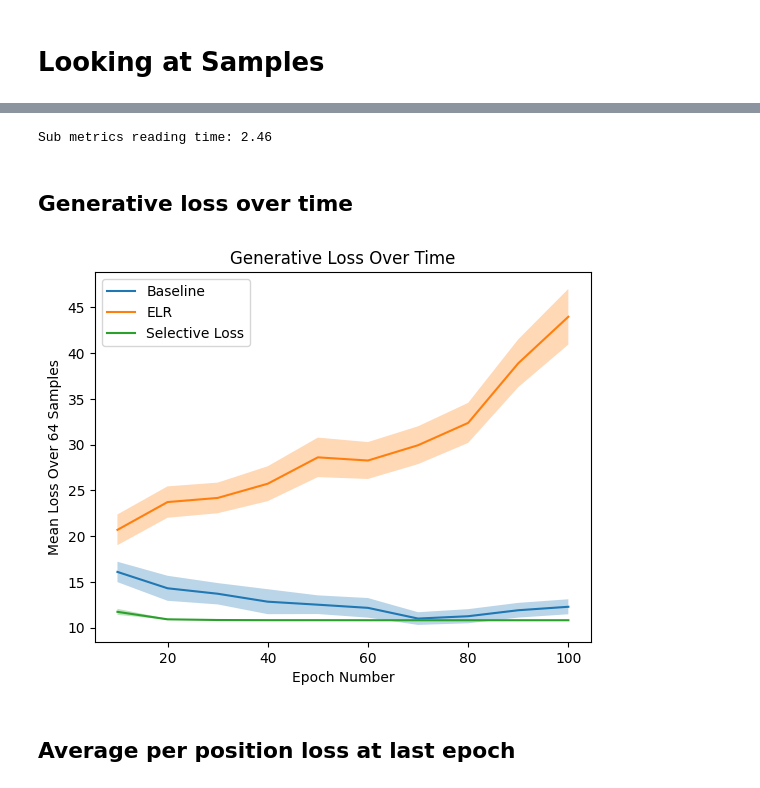
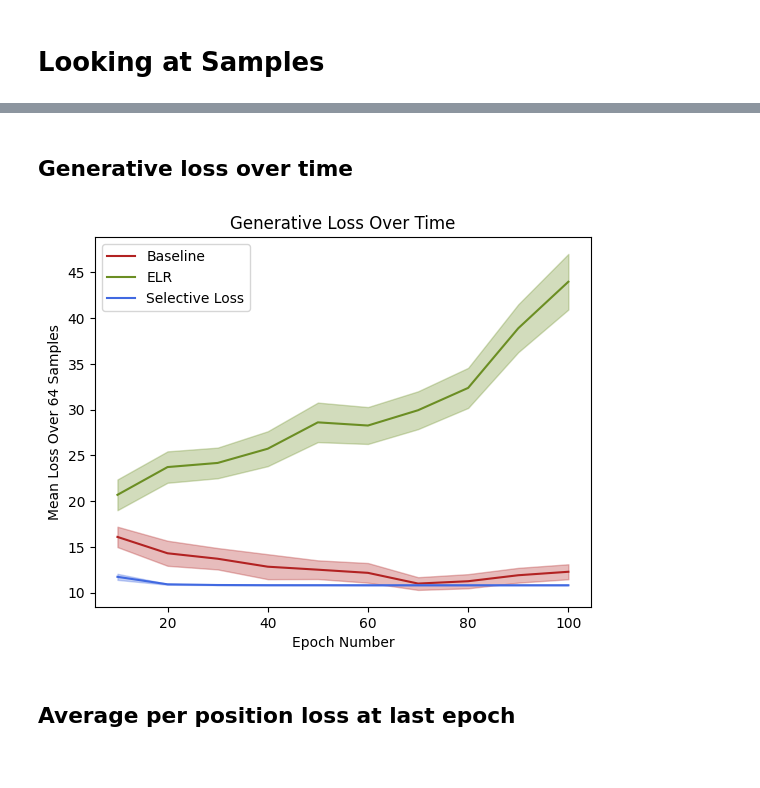
Before and after one commit to sandeepmukh/NoisyCaptioning, a Jupyter notebook: analysis/pandas_go_brr.ipynb, the cells around one changed output, grey strips where cells are left out. Cells and saved outputs as stored; diff of their text form; code cells hidden in the pictures.

```diff
--- a/analysis/pandas_go_brr.ipynb
+++ b/analysis/pandas_go_brr.ipynb
@@ -64,0 +72,6 @@ def read_out_log(file_path, exp):
+# %%
+for key in imagenet_metrics:
+    print(key)
+    for exp in exps:
+        print(exp, imagenet_metrics[key][exp][-1])
+    print()
@@ -64,0 +90,6 @@ def read_out_log(file_path, exp):
+# %%
+for key in img_text_metrics:
+    print(key)
+    for exp in exps:
+        print(exp, img_text_metrics[key][exp][-1])
+    print()
@@ -64,0 +114,6 @@ def read_out_log(file_path, exp):
+# %%
+for key in text_img_metrics:
+    print(key)
+    for exp in exps:
+        print(exp, text_img_metrics[key][exp][-1])
+    print()
@@ -82,14 +169,12 @@ Main metrics reading time: 20.91
 # %%
-start = time.time()
-sub_data = {exp: {chkpt: None for chkpt in checkpoints} for exp in exps}
-for exp in exps:
-    for chkpt in checkpoints:
-        with open(f"eval_logs/{exp}/checkpoint_{chkpt}_submetrics.json", "r") as f:
-            sub_data[exp][chkpt] = json.loads(f.read())
-end = time.time()
-print("Sub metrics reading time:", round((end - start) / 60, 2))
+# start = time.time()
+# sub_data = {exp: {chkpt: None for chkpt in checkpoints} for exp in exps}
+# for exp in exps:
+#     for chkpt in checkpoints:
+#         with open(f"eval_logs/{exp}/checkpoint_{chkpt}_submetrics.json", "r") as f:
+#             sub_data[exp][chkpt] = json.loads(f.read())
+# end = time.time()
+# print("Sub metrics reading time:", round((end - start) / 60, 2))
-# %% [output]
-Sub metrics reading time: 2.46
 # %%
 # Dictionary keys:
 # 'saved_epoch'
@@ -101,20 +186,20 @@ Sub metrics reading time: 2.46
 # %%
 plt.figure()
 
 for exp in exps:
     gen_losses = np.array([eval_data[exp][chkpt]["all_gen_loss"] for chkpt in checkpoints])
     mean_losses = np.mean(gen_losses, axis = 1)
-    plt.plot(checkpoints, mean_losses, label = exps[exp])
+    plt.plot(checkpoints, mean_losses, label = exps[exp], color = exp_colors[exp])
     std_losses = np.std(gen_losses, axis = 1)
-    plt.fill_between(checkpoints, mean_losses - std_losses, mean_losses + std_losses, alpha = 0.3)
+    plt.fill_between(checkpoints, mean_losses - std_losses, mean_losses + std_losses, color = exp_colors[exp], alpha = 0.3)
 
 plt.title("Generative Loss Over Time")
 plt.xlabel("Epoch Number")
 plt.ylabel("Mean Loss Over 64 Samples")
 plt.legend()
 plt.show()
 # %% [output]
-[figure, old version]
+[figure, new version]
 # %% [markdown]
 ## Average per position loss at last epoch
 # %%
```
Also changed, not shown: parts of 25 cells of this notebook, 2 other files.
